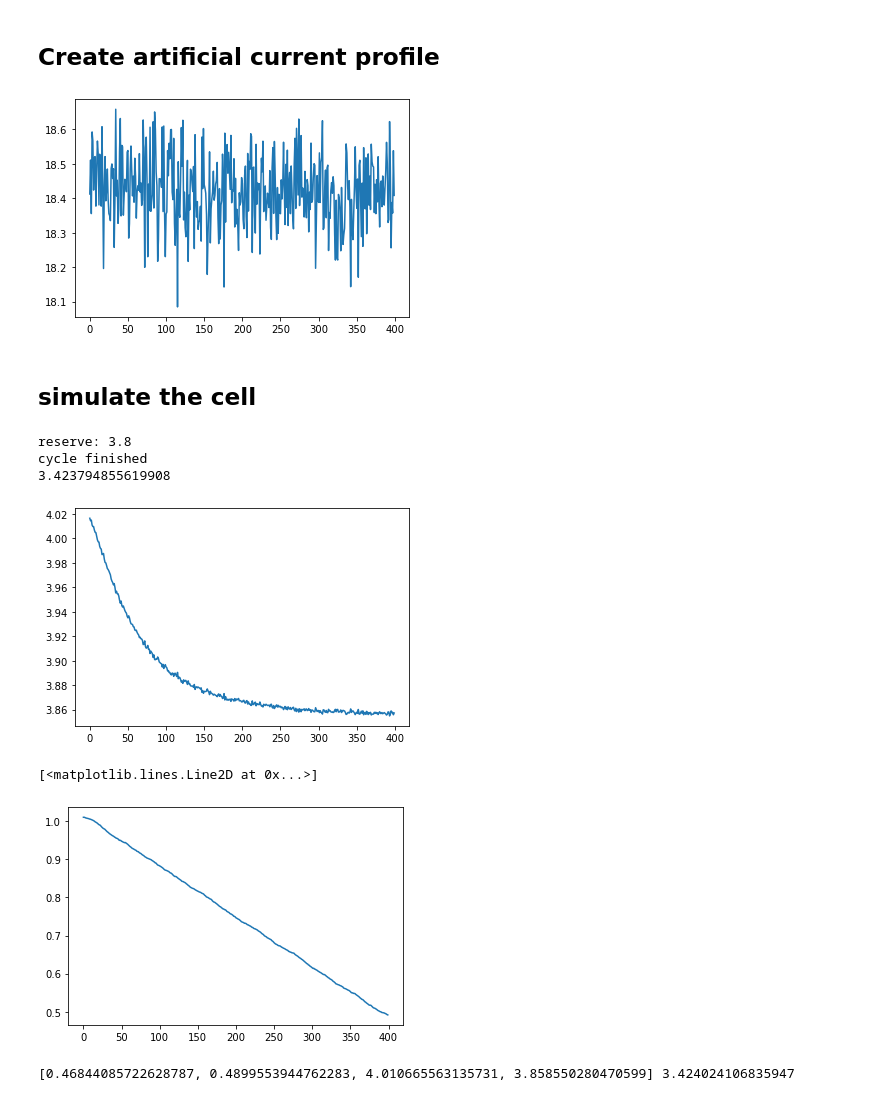
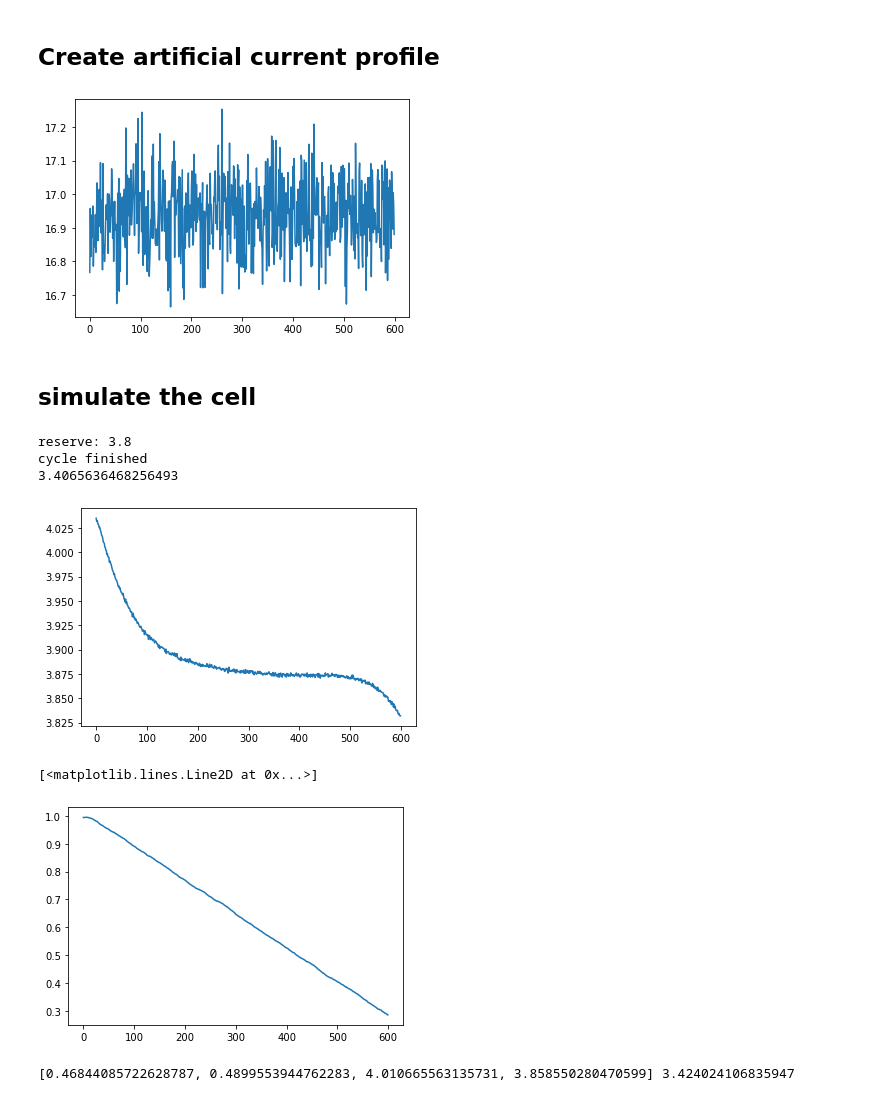
Before and after one commit to darrahts/py-uav, a Jupyter notebook: battery_usage.ipynb, the cells around one changed output. Cells and saved outputs as stored; diff of their text form; code cells hidden in the pictures.

```diff
--- a/battery_usage.ipynb
+++ b/battery_usage.ipynb
@@ -207,7 +206,7 @@ battery_profiles = get_battery_curves('params/soc_ocv.csv', 'params/R0_degradati
 # %%
 #with open('params/battery_params.json') as f:
 #with open('params/tmp/battery1_0-0_3-8695.json') as f:
-with open('models/battery1/14Dec20_20-21-43.json') as f:
+with open('checkpoints/battery1/14Dec20_20-21-43.json') as f:
     battery_params = json.load(f)
 #battery_params
 # %% [markdown]
@@ -223,21 +222,21 @@ Using [ battery1 - 14Dec20_20-21-43] parameters
 ## Create artificial current profile
 # %%
 reserve = 1.25
-length = 400 # number of current samples
+length = 600 # number of current samples
 c = np.zeros((length,1))
 avg_c = 18.3
 x = np.linspace(0, 2 * np.pi, int(cbcell.z * 100) + 1)
 amp = np.random.uniform(1,2)
 pwr = np.random.uniform(.8, 1.4)
 fct = np.random.uniform(3,5)
 ofs = np.random.uniform(int(avg_c)-3,int(avg_c)+3)
 y = np.sin(amp*-x**pwr)/fct+ofs
 for i in range(0, length):
     c[i] = np.random.normal(y[int(cbcell.z * 100)], .1)
 plt.plot(c)
 plt.show()
 # %% [output]
-[figure, old version]
+[figure, new version]
 # %% [markdown]
 ## simulate the cell
 # %%
@@ -266,10 +265,10 @@ plt.plot(np.arange(0,i,1),zs[0:i])
 # %% [output]
 reserve: 3.8
 cycle finished
-3.423794855619908
+3.4065636468256493
-[figure, old version]
+[figure, new version]
 [<matplotlib.lines.Line2D at 0x...>]
-[figure, old version]
+[figure, new version]
 # %%
 cbcell.step(dt, 3.8695)
 print(cbcell.state, cbcell.age)
```
Also changed, not shown: parts of 8 cells of this notebook, 1 other file.
